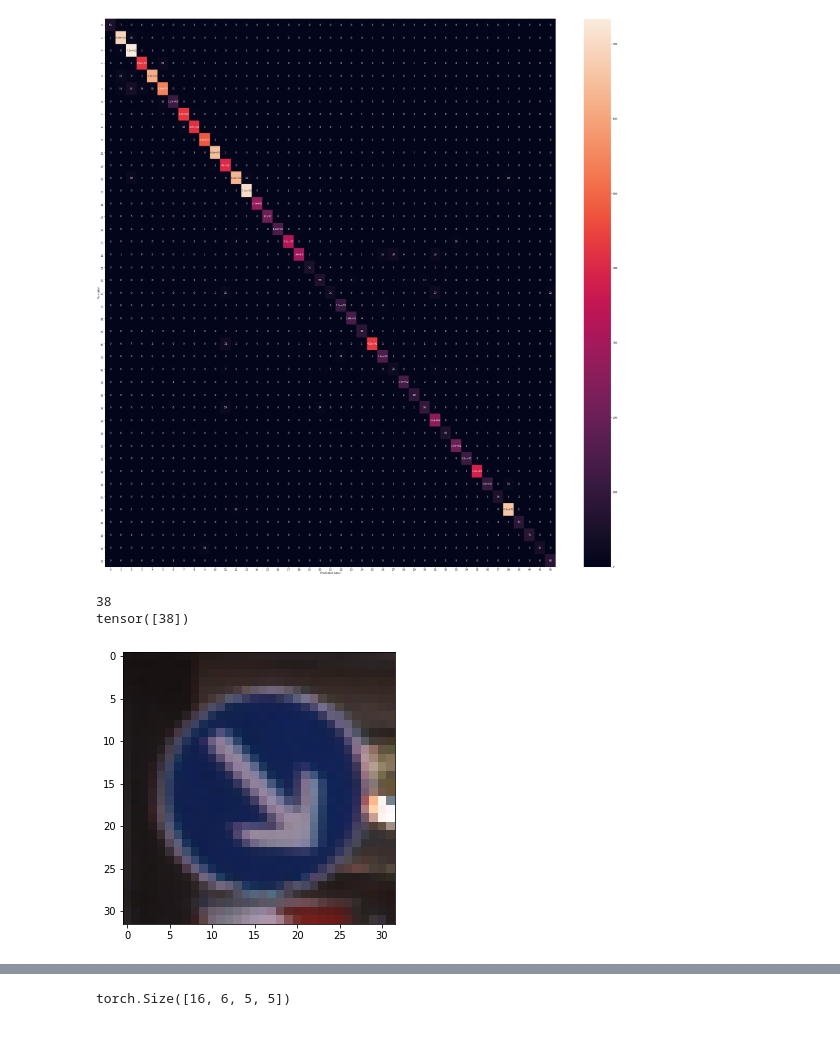
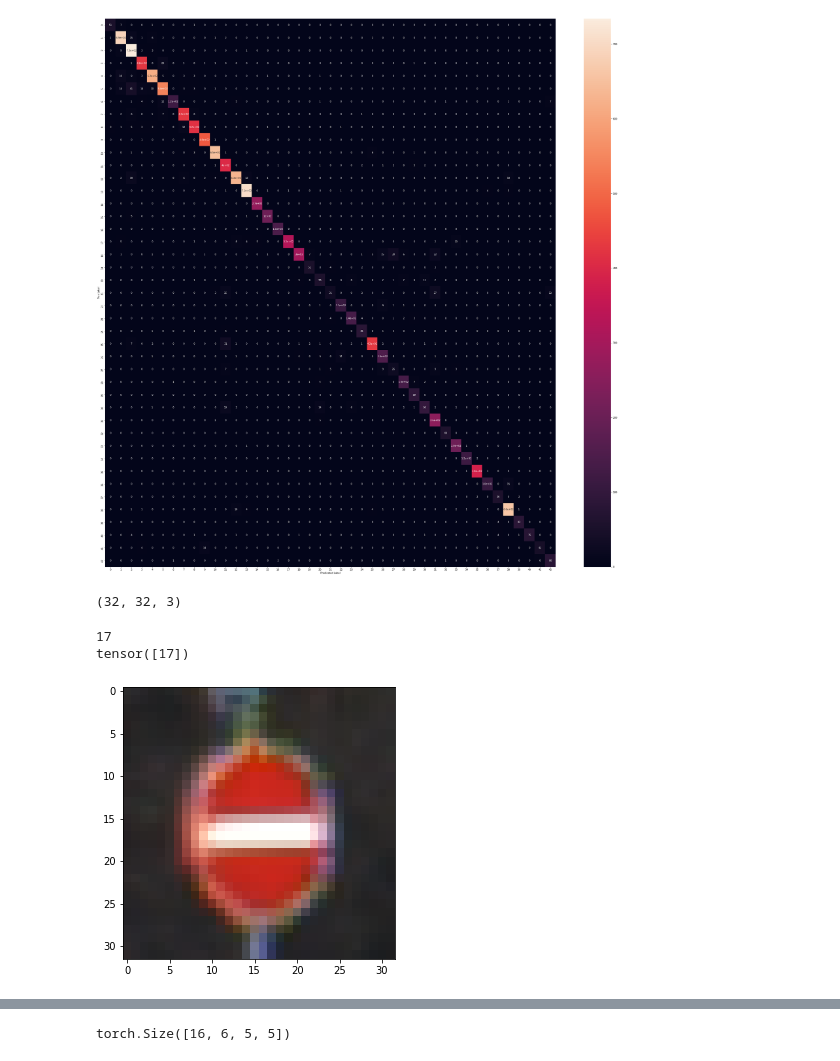
Before and after one commit to RamAIbot/Self_Driving_car_Traffic_Sign_classifier, a Jupyter notebook: Final_project.ipynb, the cells around one changed output, grey strips where cells are left out. Drawn from its saved outputs; the diff is of its cells as text; code cells hidden in the pictures.

```diff
--- a/Final_project.ipynb
+++ b/Final_project.ipynb
@@ -308,24 +308,28 @@ plt.savefig('confusion_matrix.png')
 # %% [output]
 92.20110847189233
 [figure]
+# %%
+print(X_test[inp].shape)
+# %% [output]
+(32, 32, 3)
 # %%
-inp = 5
+inp = 1224
 print(y_test[inp])
 
 im = X_test[inp]
 im = np.expand_dims(im,axis=0)
 im = np.transpose(im,(0,3,1,2))
 im = torch.Tensor(im)
 im = im.to(device)
 out = net(im)
 _,pred = torch.max(out.data,1)
 print(pred)
 plt.imshow(X_test[inp])
 plt.show()
 # %% [output]
-38
-tensor([38])
+17
+tensor([17])
-[figure, old version]
+[figure, new version]
 # %%
 display(net)
 # %% [output]
```
Also changed, not shown: parts of 4 cells of this notebook, 7 other files.
